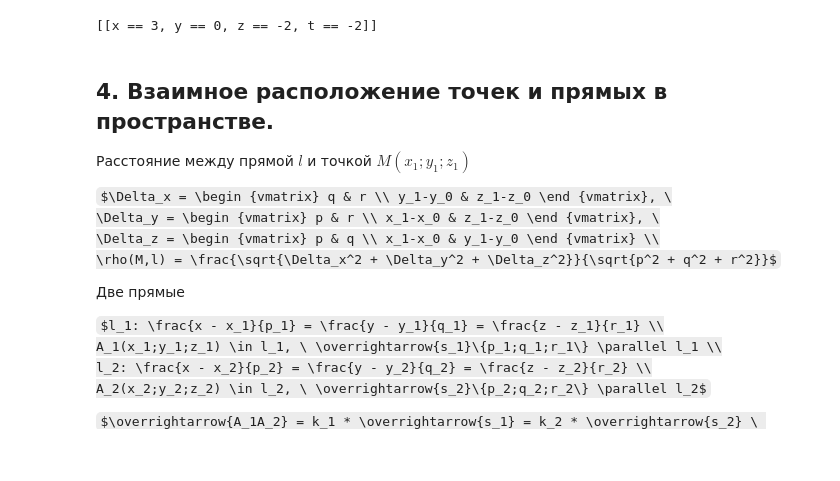
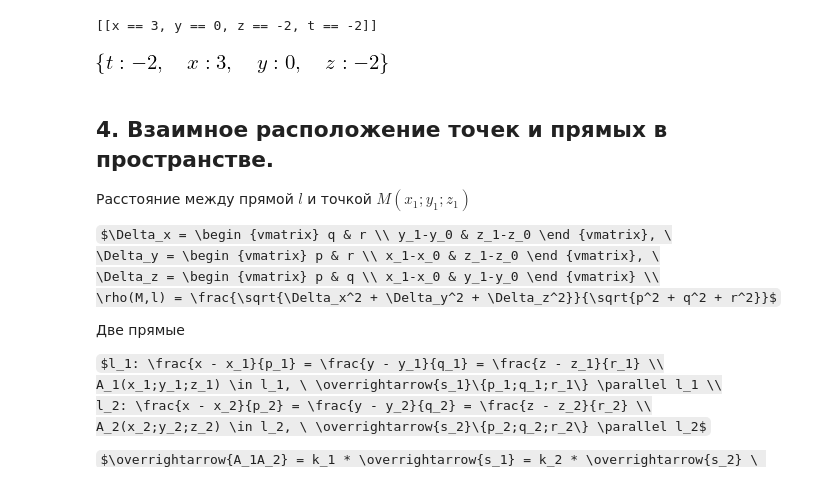
Before and after one commit to OlgaBelitskaya/linear_algebra_practice, a Jupyter notebook: work1_8.ipynb, the cells around one changed output. Saved outputs shown, nothing was run; the diff lists cells and outputs as text; code cells hidden in the pictures; some formulas as TeX source; blank space fills up the shorter version.

```diff
--- a/work1_8.ipynb
+++ b/work1_8.ipynb
@@ -330,6 +401,28 @@ eq0, eq1, eq2, eq3
 solve([eq0,eq1,eq2,eq3],x,y,z,t)
 # %% [output]
 [[x == 3, y == 0, z == -2, t == -2]]
+# %%
+# sympy
+x,y,z,t = sympy.symbols('x,y,z,t')
+x1,y1,z1 = 2,5,3 # A
+x2,y2,z2 = 3,2,1 # B
+x3,y3,z3 = 4,1,2 # C
+x4,y4,z4 = 1,4,4 # D
+x5,y5,z5 = 0,6,7 # E
+
+# π
+P = sympy.Matrix([[x-x1, y-y1, z-z1],
+                  [x2-x1, y2-y1, z2-z1],
+                  [x3-x1, y3-y1, z3-z1]])
+eq0 = P.det()
+# l
+eq1 = x-x4-(x5-x4)*t
+eq2 = y-y4-(y5-y4)*t
+eq3 = z-z4-(z5-z4)*t
+
+sympy.solve([eq0,eq1,eq2,eq3],x,y,z,t)
+# %% [output]
+[figure, added]
 # %% [markdown]
 ## 4. Взаимное расположение точек и прямых в пространстве.
 
```
Also changed, not shown: parts of 17 cells of this notebook.
